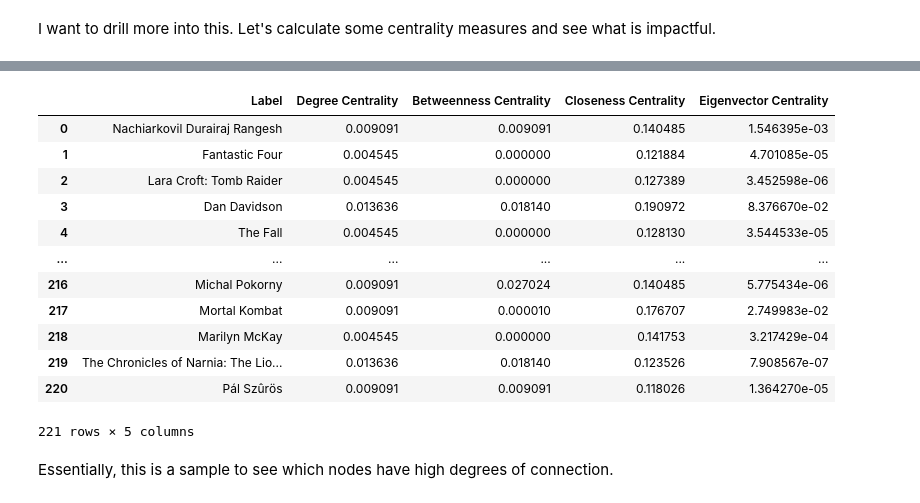
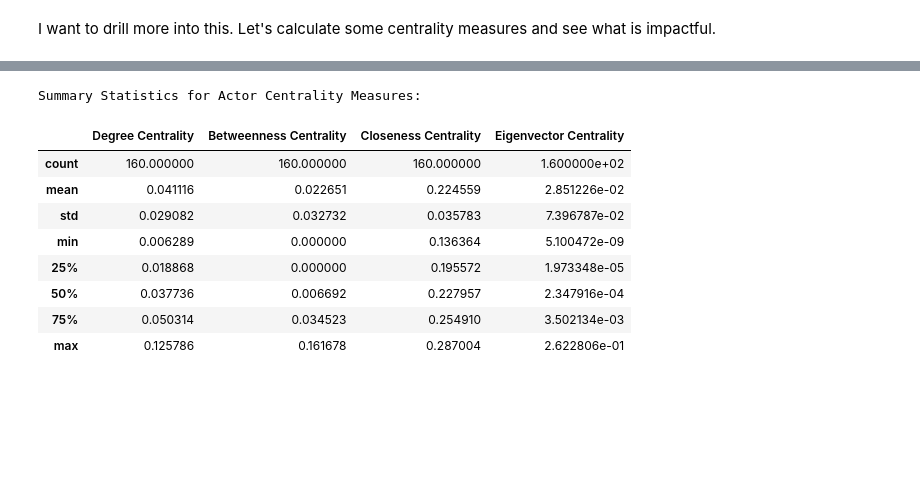
Before and after one commit to Amantux/Data-620, a Jupyter notebook: Project_2/Project 2-Alex Moyse.ipynb, the cells around one changed output, grey strips where cells are left out. Cells and saved outputs as stored; diff of their text form; code cells hidden in the pictures; blank space fills up the shorter version.

Commit message:
Project 2 Fixes

```diff
--- a/Project_2/Project 2-Alex Moyse.ipynb
+++ b/Project_2/Project 2-Alex Moyse.ipynb
@@ -62,18 +147,18 @@ Average degree:   2.2402
 # %% [markdown]
 Okay this data is too dense to cleanly display, lets try and pear it down to something more manageable as 1116063 nodes is hard to work with quickly. Were going to select the top 250 nodes and look at the interactions between them.
 # %%
-#Same picking mechanism tuned for 250
+#Same picking mechanism tuned for 500
 actor_degrees = B.degree(actors)
 movie_degrees = B.degree(movies)
-top_actors = [actor for actor, degree in sorted(actor_degrees, key=lambda x: x[1], reverse=True)[:250]]
-top_movies = [movie for movie, degree in sorted(movie_degrees, key=lambda x: x[1], reverse=True)[:250]]
+top_actors = [actor for actor, degree in sorted(actor_degrees, key=lambda x: x[1], reverse=True)[:500]]
+top_movies = [movie for movie, degree in sorted(movie_degrees, key=lambda x: x[1], reverse=True)[:500]]
 
 #Make Subgraph
 top_nodes = top_actors + top_movies
 subgraph_B = B.subgraph(top_nodes)
 
 #Basic Metrics
-print(nx.info(subgraph_B))
+print(subgraph_B)
 
 #Quick visualisation
 pos = nx.spring_layout(subgraph_B)
@@ -164,36 +269,41 @@ I want to drill more into this. Let's calculate some centrality measures and see
 # %%
-#Of top 250, lets calc centrality measures
-degree_centrality = nx.degree_centrality(core_subgraph)
-betweenness_centrality = nx.betweenness_centrality(core_subgraph)
-closeness_centrality = nx.closeness_centrality(core_subgraph)
-eigenvector_centrality = nx.eigenvector_centrality(core_subgraph)
+# Calculate centrality measures for actor-actor projection
+degree_centrality_actors = nx.degree_centrality(actor_actor_projection)
+closeness_centrality_actors = nx.closeness_centrality(actor_actor_projection)
+betweenness_centrality_actors = nx.betweenness_centrality(actor_actor_projection)
+eigenvector_centrality_actors = nx.eigenvector_centrality(actor_actor_projection)
 
-#Create a df to make it pretty
-centrality_df = pd.DataFrame({
-    'Node': list(degree_centrality.keys()),
-    'Degree Centrality': list(degree_centrality.values()),
-    'Betweenness Centrality': list(betweenness_centrality.values()),
-    'Closeness Centrality': list(closeness_centrality.values()),
-    'Eigenvector Centrality': list(eigenvector_centrality.values())
+# Create DataFrame for actors
+centrality_df_actor = pd.DataFrame({
+    'Node': list(degree_centrality_actors.keys()),
+    'Degree Centrality': list(degree_centrality_actors.values()),
+    'Betweenness Centrality': list(betweenness_centrality_actors.values()),
+    'Closeness Centrality': list(closeness_centrality_actors.values()),
+    'Eigenvector Centrality': list(eigenvector_centrality_actors.values())
 })
 
-#Map the actual names to the nodes, so that we can read it
-centrality_df['Label'] = centrality_df['Node'].map(labels)
-centrality_df = centrality_df[['Label', 'Degree Centrality', 'Betweenness Centrality', 'Closeness Centrality', 'Eigenvector Centrality']]
-centrality_df
+# Map the actual names to the nodes, so that we can read it
+centrality_df_actor['Label'] = centrality_df_actor['Node'].map(labels)
+centrality_df_actor = centrality_df_actor[['Label', 'Degree Centrality', 'Betweenness Centrality', 'Closeness Centrality', 'Eigenvector Centrality']]
+
+# Summary statistics for actor centrality measures
+print("Summary Statistics for Actor Centrality Measures:")
+
+
+# Identify top nodes for each centrality measure
+top_degree_centrality_actors = centrality_df_actor.nlargest(10, 'Degree Centrality')
+top_betweenness_centrality_actors = centrality_df_actor.nlargest(10, 'Betweenness Centrality')
+top_closeness_centrality_actors = centrality_df_actor.nlargest(10, 'Closeness Centrality')
+top_eigenvector_centrality_actors = centrality_df_actor.nlargest(10, 'Eigenvector Centrality')
+centrality_df_actor.describe()
 # %% [output]
+Summary Statistics for Actor Centrality Measures:
-|  | Label | Degree Centrality | Betweenness Centrality | Closeness Centrality | Eigenvector Centrality |
-| 0 | Nachiarkovil Durairaj Rangesh | 0.009091 | 0.009091 | 0.140485 | 1.546395e-03 |
-| 1 | Fantastic Four | 0.004545 | 0.000000 | 0.121884 | 4.701085e-05 |
-| 2 | Lara Croft: Tomb Raider | 0.004545 | 0.000000 | 0.127389 | 3.452598e-06 |
-| 3 | Dan Davidson | 0.013636 | 0.018140 | 0.190972 | 8.376670e-02 |
-| 4 | The Fall | 0.004545 | 0.000000 | 0.128130 | 3.544533e-05 |
-| ... | ... | ... | ... | ... | ... |
-| 216 | Michal Pokorny | 0.009091 | 0.027024 | 0.140485 | 5.775434e-06 |
-| 217 | Mortal Kombat | 0.009091 | 0.000010 | 0.176707 | 2.749983e-02 |
-| 218 | Marilyn McKay | 0.004545 | 0.000000 | 0.141753 | 3.217429e-04 |
-| 219 | The Chronicles of Narnia: The Lio... | 0.013636 | 0.018140 | 0.123526 | 7.908567e-07 |
-| 220 | Pál Szûrös | 0.009091 | 0.009091 | 0.118026 | 1.364270e-05 |
+|  | Degree Centrality | Betweenness Centrality | Closeness Centrality | Eigenvector Centrality |
+| count | 160.000000 | 160.000000 | 160.000000 | 1.600000e+02 |
+| mean | 0.041116 | 0.022651 | 0.224559 | 2.851226e-02 |
+| std | 0.029082 | 0.032732 | 0.035783 | 7.396787e-02 |
+| min | 0.006289 | 0.000000 | 0.136364 | 5.100472e-09 |
+| 25% | 0.018868 | 0.000000 | 0.195572 | 1.973348e-05 |
+| 50% | 0.037736 | 0.006692 | 0.227957 | 2.347916e-04 |
+| 75% | 0.050314 | 0.034523 | 0.254910 | 3.502134e-03 |
+| max | 0.125786 | 0.161678 | 0.287004 | 2.622806e-01 |
-221 rows × 5 columns
-# %% [markdown]
-Essentially, this is a sample to see which nodes have high degrees of connection.
```
Also changed, not shown: parts of 30 cells of this notebook.
